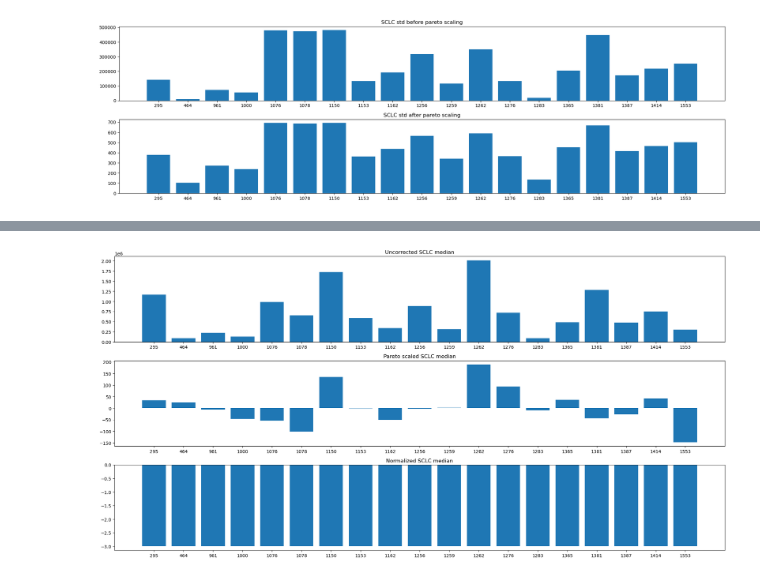
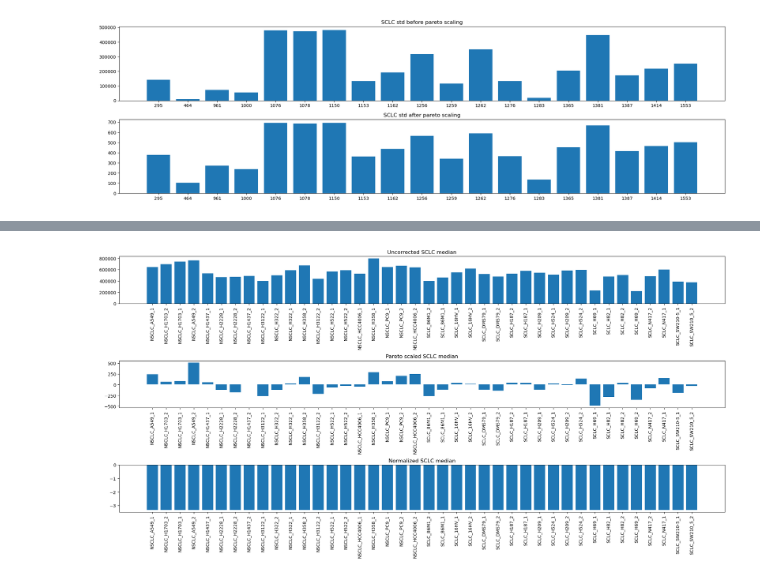
Before and after one commit to Abeoseh/machine-learning, a Jupyter notebook: homework/assignment2/MedianNormalize.ipynb, the cells around one changed output, grey strips where cells are left out. Drawn from its saved outputs; the diff is of its cells as text; code cells hidden in the pictures.

```diff
--- a/homework/assignment2/MedianNormalize.ipynb
+++ b/homework/assignment2/MedianNormalize.ipynb
@@ -174,31 +205,37 @@ plt.tight_layout()
 # %%
 def median_normalizing(df: pd.DataFrame):
     """Takes a scaled dataframe and performs median normalizing."""
     df2 = df.copy()
-    colmedians = df2.median(0)
-    median_of_col_medians = colmedians.median(0)
-    scaling_factor = median_of_col_medians / colmedians
-    for col in df.columns:
-        df2[col] = df[col] * scaling_factor[col]
+    rowmedians = df2.median(1)
+
+    median_of_row_medians = rowmedians.median(0)
+
+
+    scaling_factor = median_of_row_medians / rowmedians
+    for row in df.index:
+        df2.loc[row] = df.loc[row] * scaling_factor.loc[row]
     return df2
 normalized_sclc = median_normalizing(pareto_sclc)
 
 
 ## compute the medians
-sclc_median = sclc.median(0)
-pareto_sclc_median = pareto_sclc.median(0)
-normalized_sclc_median = normalized_sclc.median(0)
+sclc_median = sclc.median(1)
+pareto_sclc_median = pareto_sclc.median(1)
+normalized_sclc_median = normalized_sclc.median(1)
 ## plot
 fig, axs = plt.subplots(3, figsize = (20,10))
 axs[0].bar(sclc_median.index, sclc_median.values)
 axs[0].set_title("Uncorrected SCLC median")
+axs[0].tick_params(axis='x', labelrotation=90)
 
 axs[1].bar(pareto_sclc_median.index, pareto_sclc_median.values)
 axs[1].set_title("Pareto scaled SCLC median")
+axs[1].tick_params(axis='x', labelrotation=90)
+
 
 axs[2].bar(normalized_sclc_median.index, normalized_sclc_median.values)
 axs[2].set_title("Normalized SCLC median")
-
+axs[2].tick_params(axis='x', labelrotation=90)
 plt.tight_layout()
 # %% [output]
-[figure, old version]
+[figure, new version]
```
Also changed, not shown: parts of 3 cells of this notebook.
